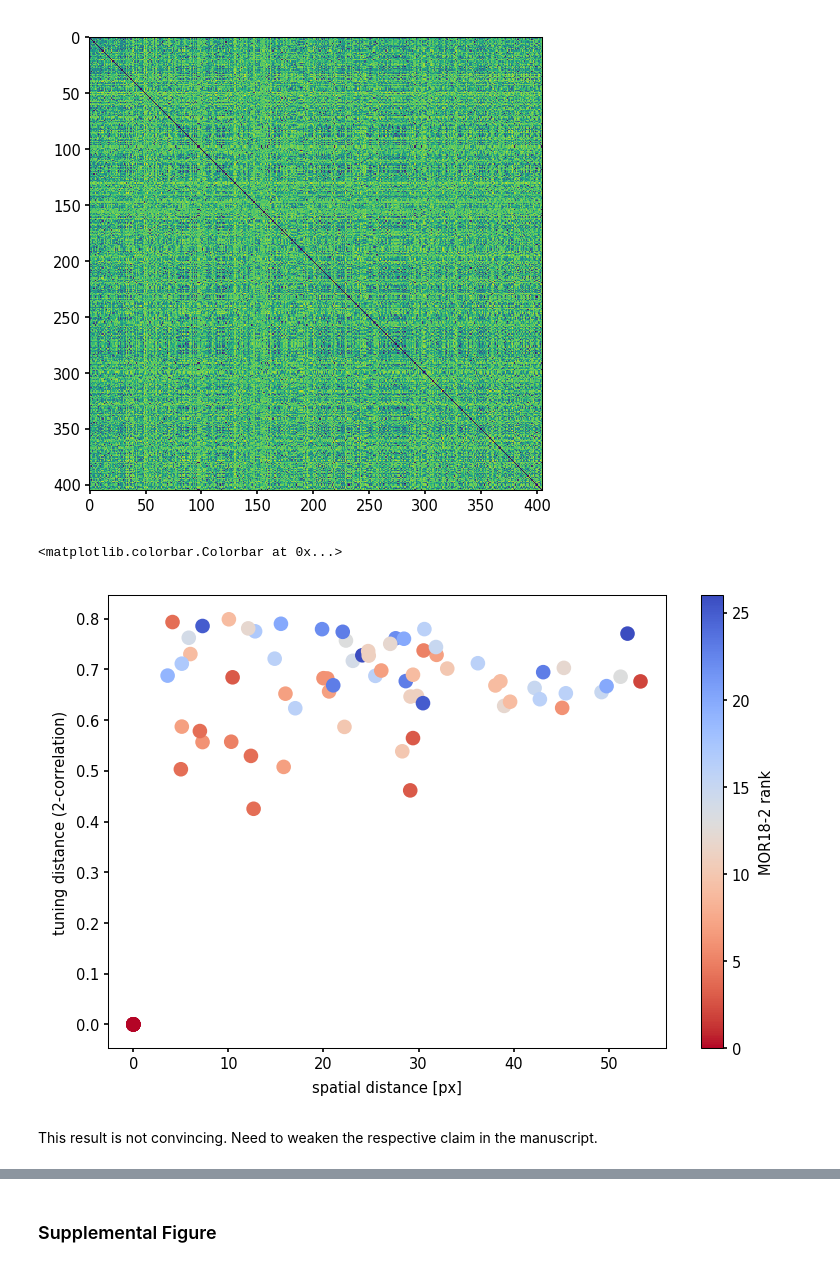
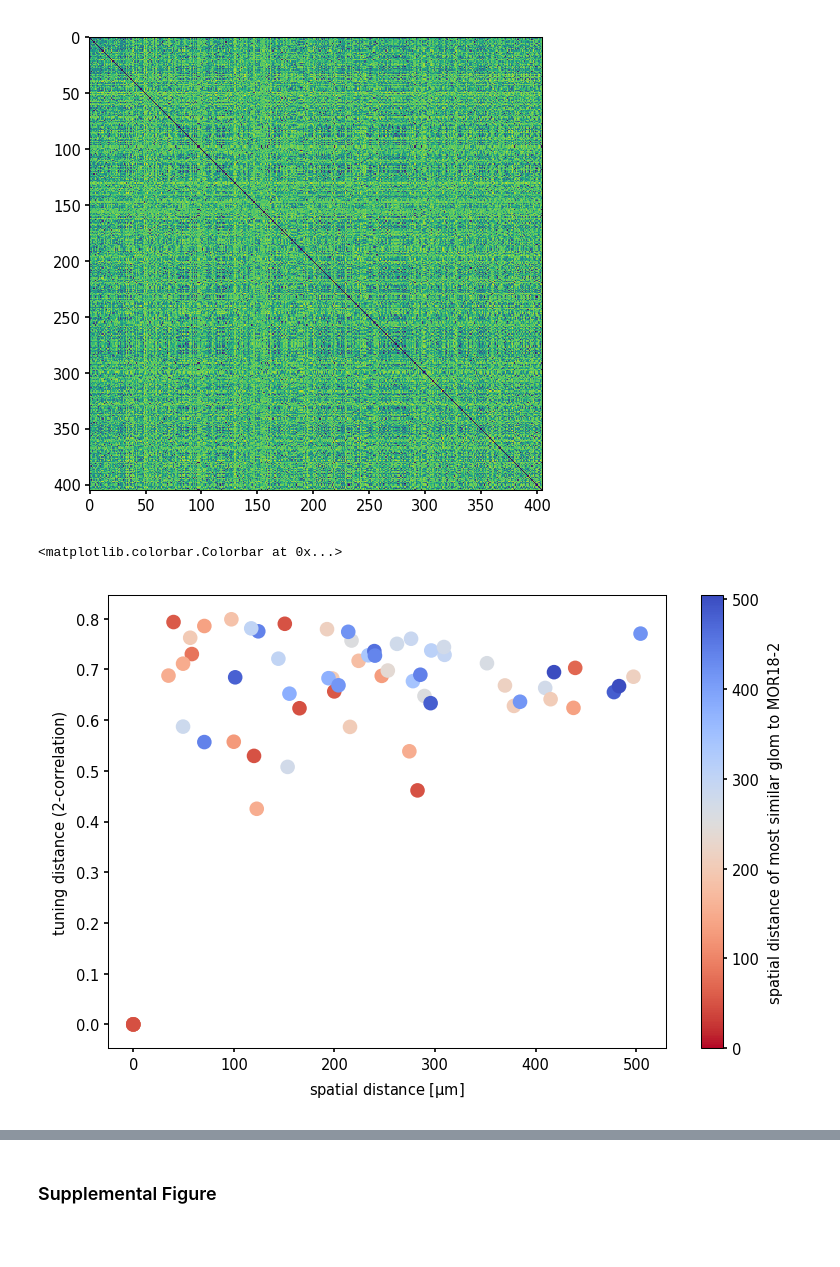
Before and after one commit to Huitzilo/glomcentric_code, a Jupyter notebook: MOB_Fig_tunotopy.ipynb, the cells around one changed output, grey strips where cells are left out. Drawn from its saved outputs; the diff is of its cells as text; code cells hidden in the pictures; blank space fills up the shorter version.

```diff
--- a/MOB_Fig_tunotopy.ipynb
+++ b/MOB_Fig_tunotopy.ipynb
@@ -941,3 +941,7 @@ for i,p1 in enumerate(peaks):
             spatial_distmat[i,j] = np.nan
         else:
             spatial_distmat[i,j] = np.min([np.linalg.norm(pp2 - pp1) for pp1,pp2 in product(p1, p2)])
+
+pixel_size = 1.63/1344.*8. *1000. #µm
+spatial_distmat *= pixel_size
+pixel_size
@@ -976,29 +982,31 @@ member_idx = return_all_childs(link,cluster_id+link.shape[0]+1)
 member_mask = np.zeros(ts.num_objects).astype('bool')
 member_mask[member_idx] = True
 
-t_s_r = []
+t_s_r = [] #tuning distance to MOR18-2, spatial distance, rank of MOR18-2, tuning distance of most similarly tuned glom to MOR18-2
 for i,label in enumerate(ts_normed.label_objects):
     animal = label.split("_")[0]
     a_mask = a_mask_dict[animal]
     rank_offset = np.nonzero(a_mask)[0][0]
-    mor182_ind = np.nonzero(np.logical_and(a_mask, member_mask))[0][0]
+    a_member_mask = np.logical_and(a_mask, member_mask)
+    assert sum(a_member_mask) == 1
+    mor182_ind = np.nonzero(a_member_mask)[0][0]
     t_dist = tuning_distmat[i,mor182_ind]
     s_dist = spatial_distmat[i,mor182_ind]
     t_ranks = np.argsort(tuning_distmat[i,a_mask])
     mor_rank = np.where(t_ranks == (mor182_ind - rank_offset))[0]
+    most_similar = t_ranks[1]
+    most_similar_d = spatial_distmat[mor182_ind,most_similar + rank_offset]
     assert len(mor_rank) == 1
-    t_s_r.append([t_dist, s_dist, mor_rank[0]])
+    t_s_r.append([t_dist, s_dist, mor_rank[0], most_similar_d])
 t_s_r = np.array(t_s_r)
 
 t_s_r_onlysimilar = t_s_r[np.nonzero(t_s_r[:,0] < 0.8)]
 # %%
-plt.scatter(t_s_r_onlysimilar[:,1], t_s_r_onlysimilar[:,0], c=t_s_r_onlysimilar[:,2], cmap='coolwarm_r')
+plt.scatter(x=t_s_r_onlysimilar[:,1], y=t_s_r_onlysimilar[:,0], c=t_s_r_onlysimilar[:,3], cmap='coolwarm_r',vmin=0)
 ax = gca()
-ax.set_xlabel("spatial distance [px]")
-ax.set_ylabel("tuning distance (2-correlation)")
-plt.colorbar(label='MOR18-2 rank')
+ax.set_xlabel("spatial distance [$\mu$m]")
+ax.set_ylabel('tuning distance (2-correlation)')
+plt.colorbar(label="spatial distance of most similar glom to MOR18-2")
 # %% [output]
 <matplotlib.colorbar.Colorbar at 0x...>
-[figure, old version]
+[figure, new version]
-# %% [markdown]
-This result is not convincing. Need to weaken the respective claim in the manuscript.
```
Also changed, not shown: parts of 4 cells of this notebook.
